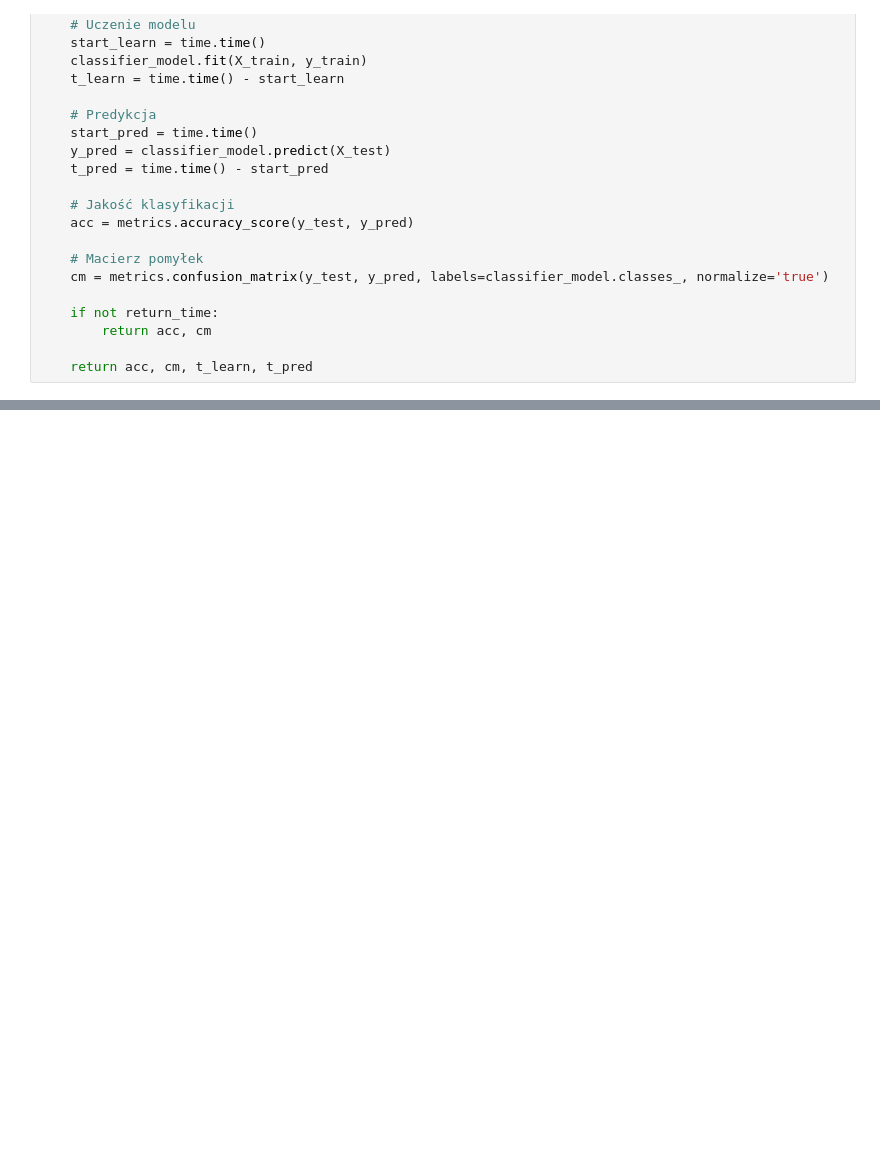
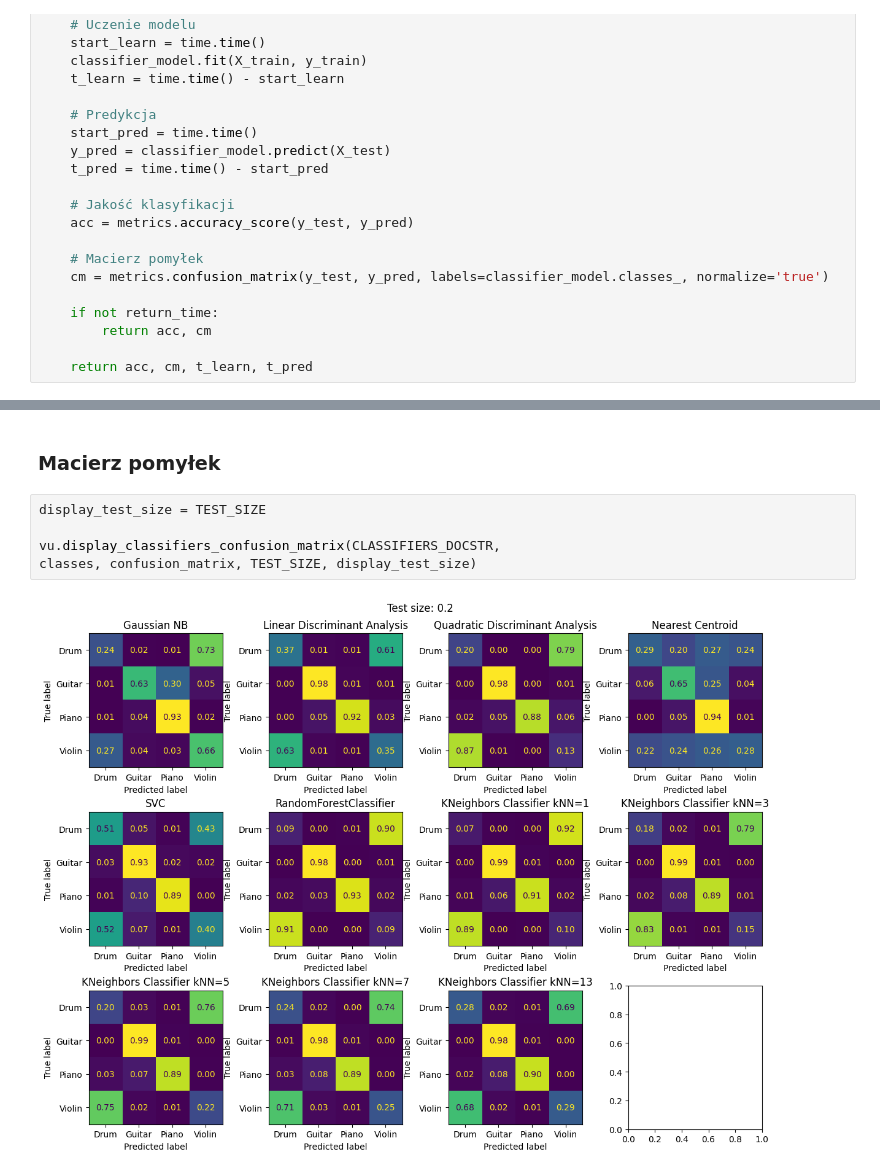
Before and after one commit to antonibezdzietny/InstrumentDetection, a Jupyter notebook: classifierTest.ipynb, the cells around one changed output, grey strips where cells are left out. Saved outputs shown, nothing was run; the diff lists cells and outputs as text; blank space fills up the shorter version.

```diff
--- a/classifierTest.ipynb
+++ b/classifierTest.ipynb
@@ -196,0 +177,9 @@ for i, t_size in enumerate(TEST_SIZE):
+# %% [markdown]
+### Macierz pomyłek
+# %%
+display_test_size = TEST_SIZE
+
+vu.display_classifiers_confusion_matrix(CLASSIFIERS_DOCSTR,
+classes, confusion_matrix, TEST_SIZE, display_test_size)
+# %% [output]
+[figure, added]
```
Also changed, not shown: parts of 13 cells of this notebook, 1 other file.
